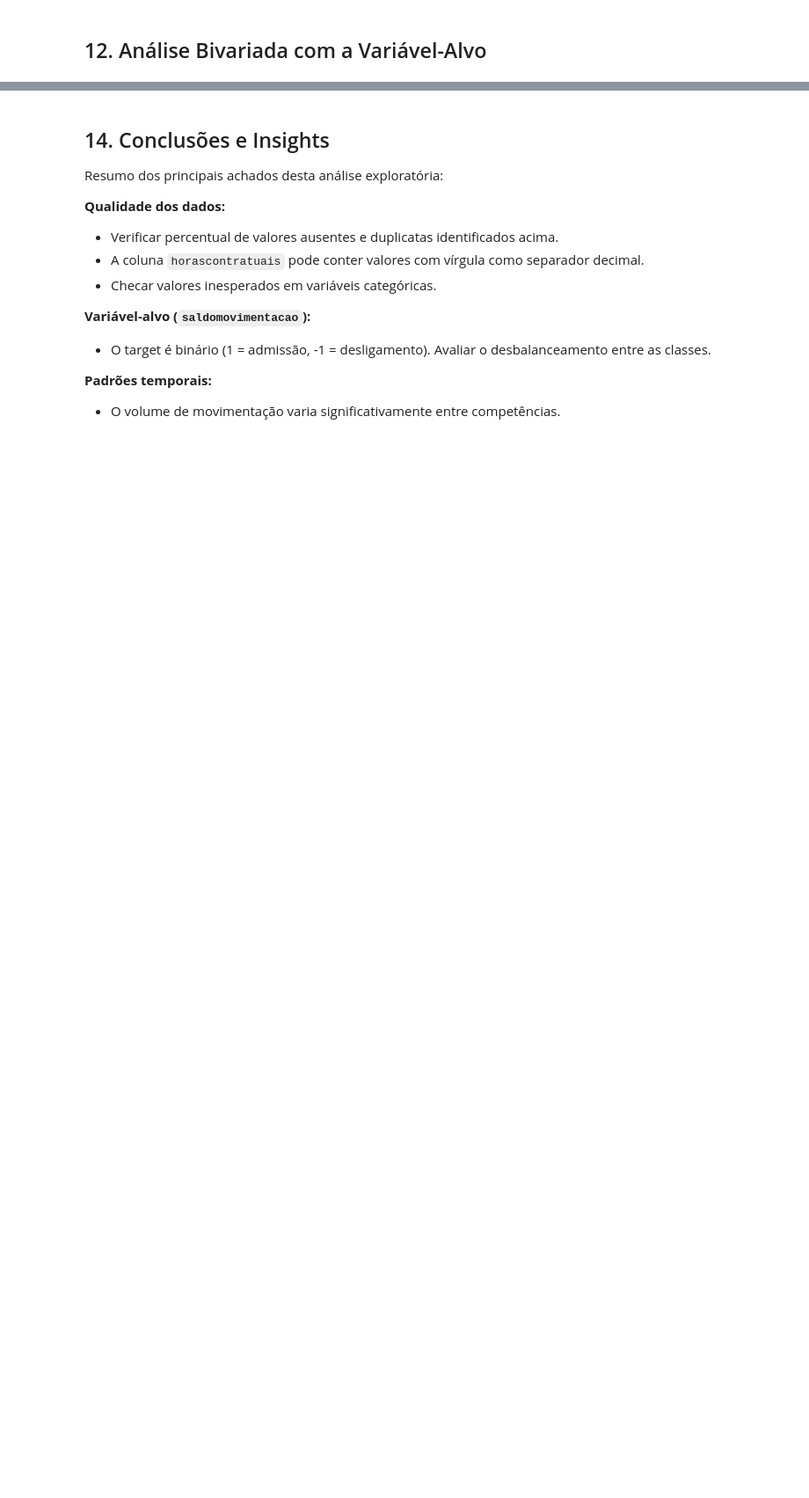
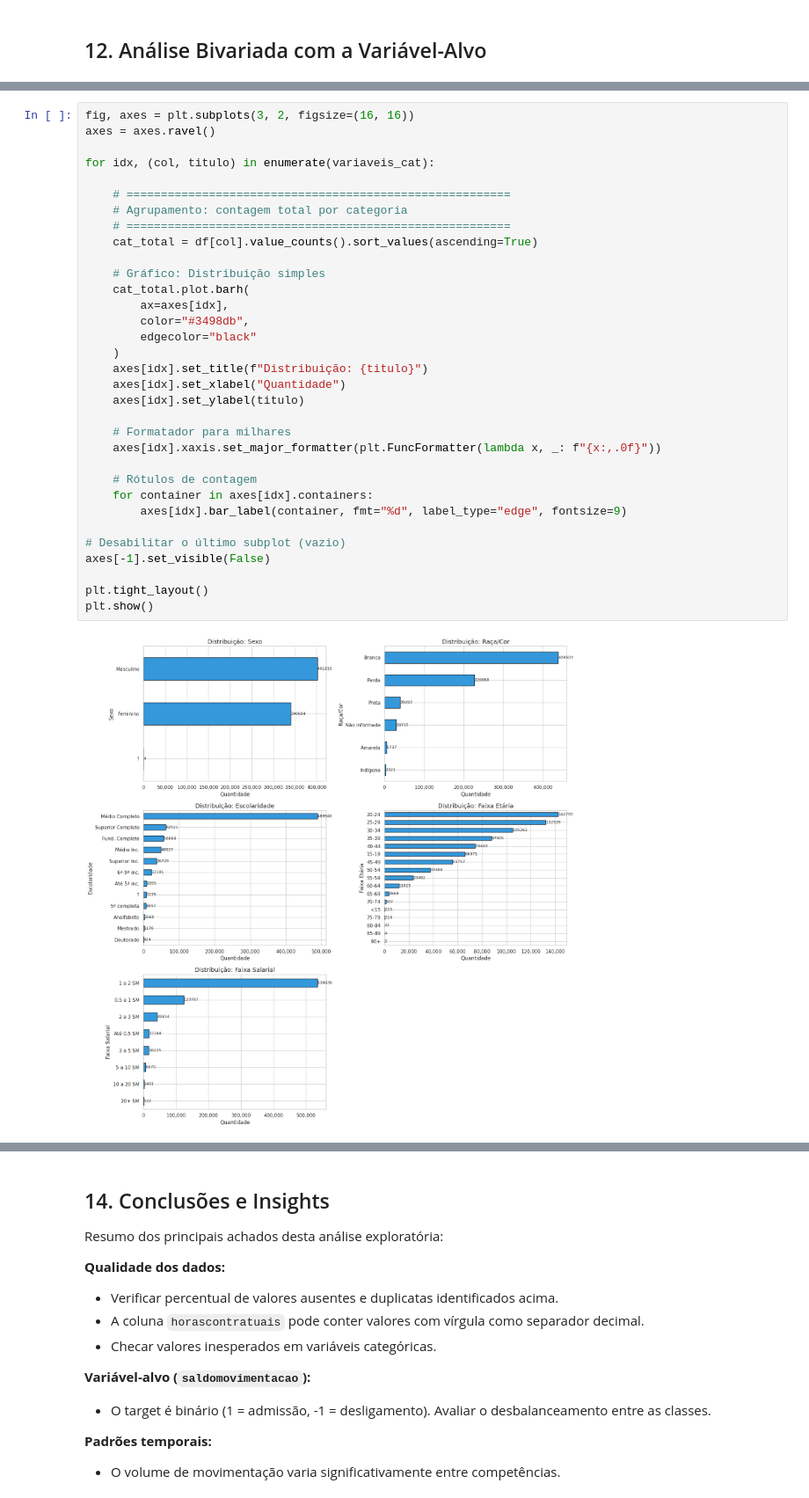
Before and after one commit to vinimeurer/employment-balance-predictor, a Jupyter notebook: eda_caged_curitiba.ipynb, the cells around one changed output, grey strips where cells are left out. Shown at 88% size. Drawn from its saved outputs; the diff is of its cells as text; blank space fills up the shorter version.

```diff
--- a/eda_caged_curitiba.ipynb
+++ b/eda_caged_curitiba.ipynb
@@ -1335,0 +724,35 @@ Correlação com saldomovimentacao (em módulo):
+# %%
+fig, axes = plt.subplots(3, 2, figsize=(16, 16))
+axes = axes.ravel()
+
+for idx, (col, titulo) in enumerate(variaveis_cat):
+
+    # ========================================================
+    # Agrupamento: contagem total por categoria
+    # ========================================================
+    cat_total = df[col].value_counts().sort_values(ascending=True)
+
+    # Gráfico: Distribuição simples
+    cat_total.plot.barh(
+        ax=axes[idx],
+        color="#3498db",
+        edgecolor="black"
+    )
+    axes[idx].set_title(f"Distribuição: {titulo}")
+    axes[idx].set_xlabel("Quantidade")
+    axes[idx].set_ylabel(titulo)
+
+    # Formatador para milhares
+    axes[idx].xaxis.set_major_formatter(plt.FuncFormatter(lambda x, _: f"{x:,.0f}"))
+
+    # Rótulos de contagem
+    for container in axes[idx].containers:
+        axes[idx].bar_label(container, fmt="%d", label_type="edge", fontsize=9)
+
+# Desabilitar o último subplot (vazio)
+axes[-1].set_visible(False)
+
+plt.tight_layout()
+plt.show()
+# %% [output]
+[figure, added]
```
Also changed, not shown: parts of 18 cells of this notebook.
